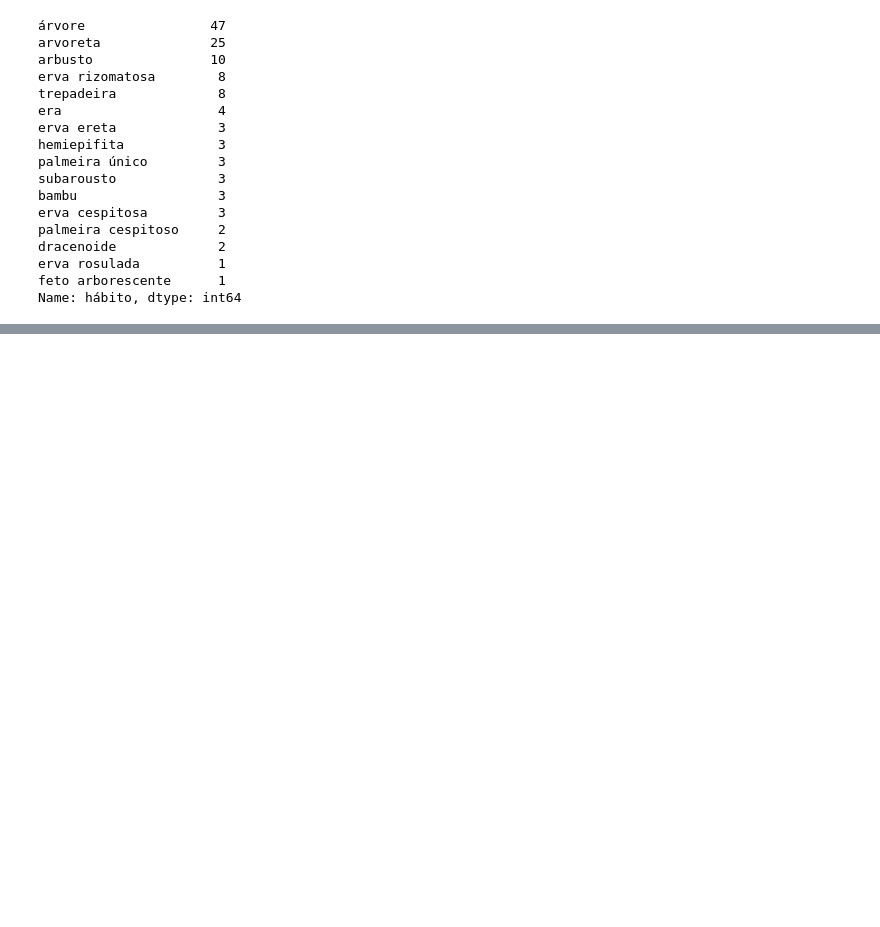
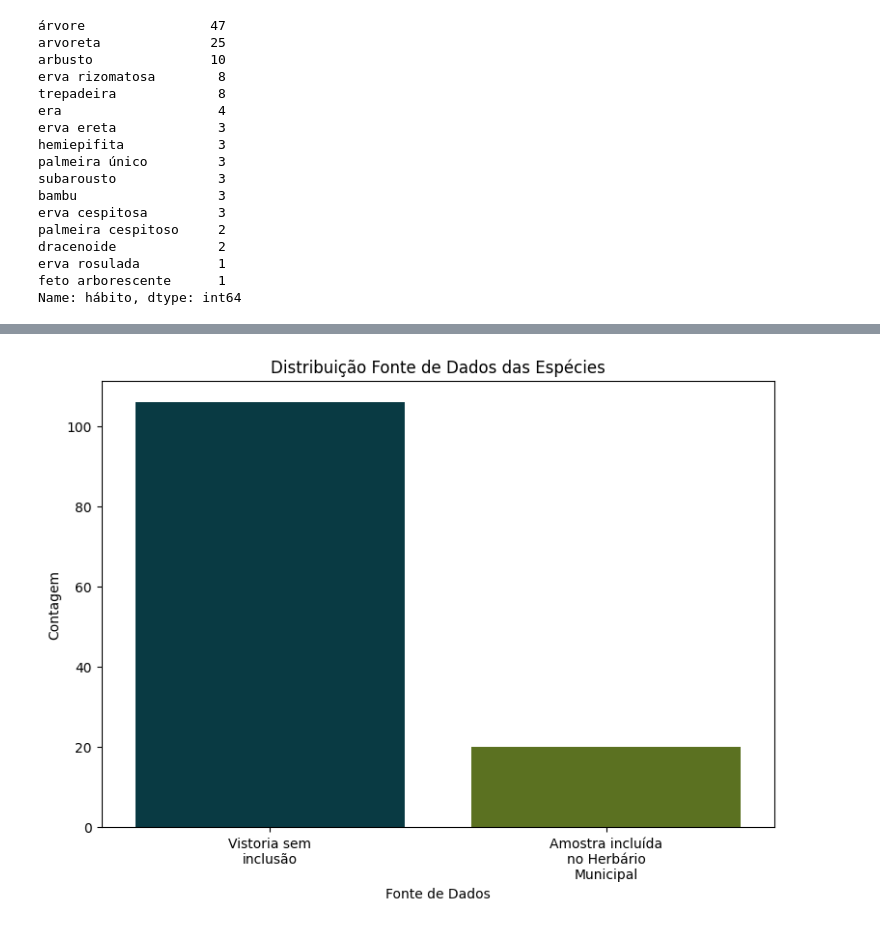
Before and after one commit to Batovs/Parque-Lajeado_Analise-Flora, a Jupyter notebook: Análise_Flora_Parque_Lajeado.ipynb, the cells around one changed output, grey strips where cells are left out. Cells and saved outputs as stored; diff of their text form; code cells hidden in the pictures; blank space fills up the shorter version.

```diff
--- a/Análise_Flora_Parque_Lajeado.ipynb
+++ b/Análise_Flora_Parque_Lajeado.ipynb
@@ -98,0 +147,24 @@ Name: hábito, dtype: int64
+# %%
+#Gráfico de Barras da Fonte de dados
+from palettable.scientific.sequential import Bamako_3 #Paleta de cores
+
+fig, ax = plt.subplots(figsize=(9,6))
+valores = df['fonte de dados'].dropna().value_counts().reset_index()
+
+
+# Criar o gráfico de colunas com seaborn
+sns.barplot(data=valores, x='index', y='fonte de dados', palette=Bamako_3.mpl_colors)
+
+
+# Adicionar rótulos e título
+plt.xlabel('Fonte de Dados')
+plt.ylabel('Contagem')
+plt.title('Distribuição Fonte de Dados das Espécies')
+
+# Quebrar as legendas do eixo X
+wrap_labels(ax, 17)
+
+plt.savefig('Distribuição Fonte de Dados das Espécies')
+plt.show()
+# %% [output]
+[figure, added]
```
Also changed, not shown: parts of 6 cells of this notebook.
